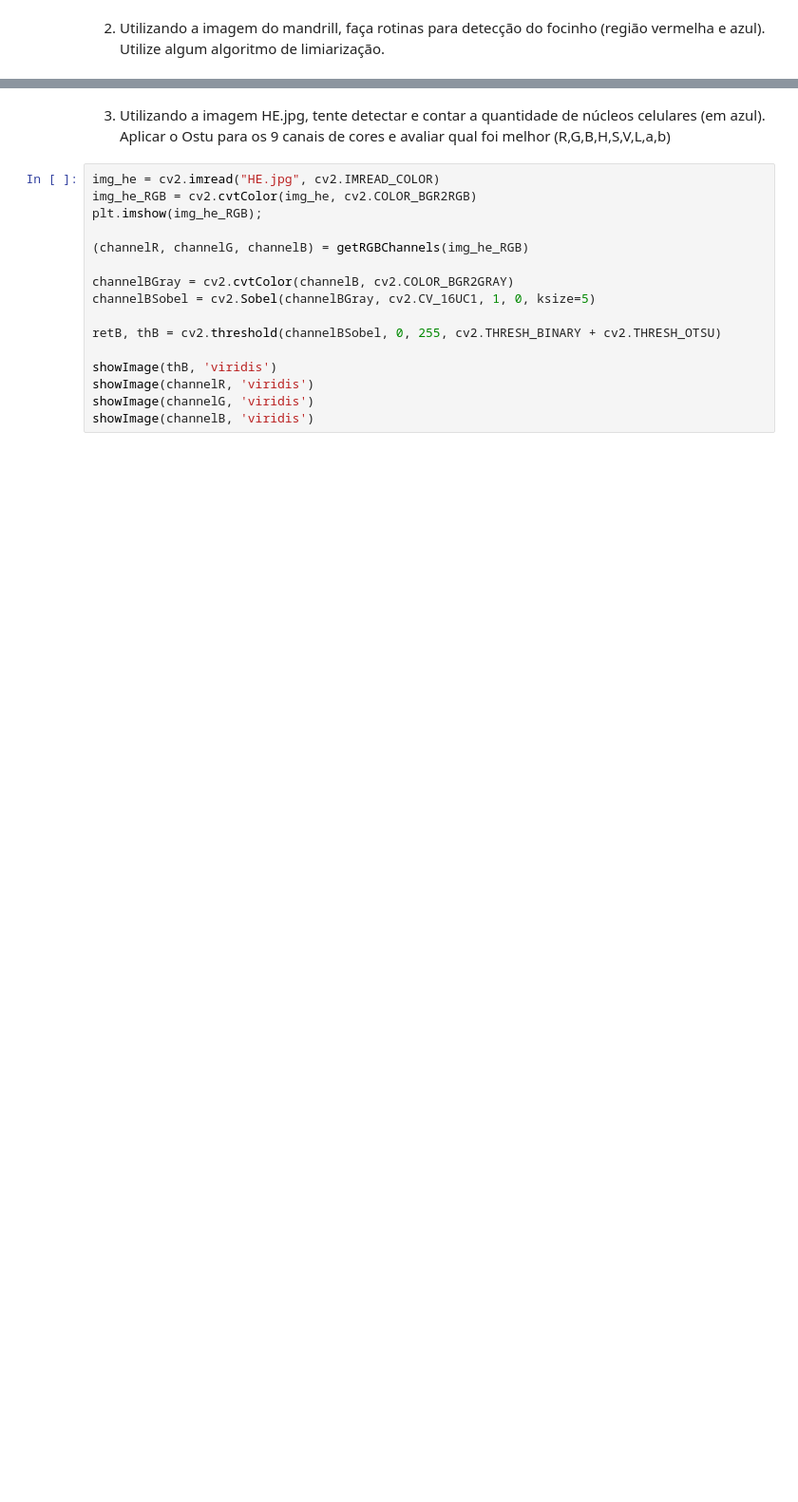
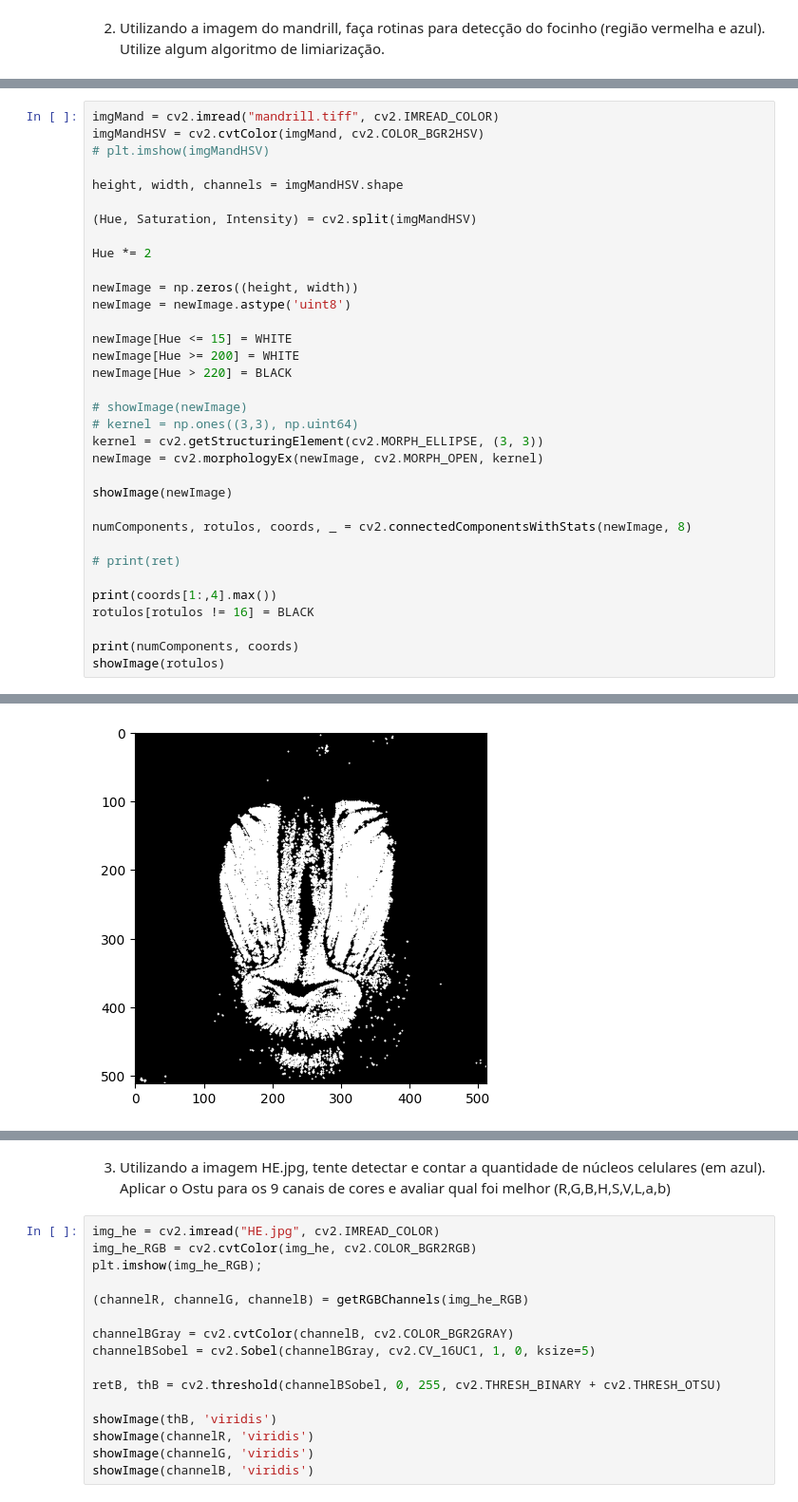
Before and after one commit to Elymas-Magus/gsi058_t1_pedropaulo.spaiva.a, a Jupyter notebook: Lab09 - Color/lab09.ipynb, the cells around one changed output, grey strips where cells are left out. Shown at 95% size. Cells and saved outputs as stored; diff of their text form; blank space fills up the shorter version.

```diff
--- a/Lab09 - Color/lab09.ipynb
+++ b/Lab09 - Color/lab09.ipynb
@@ -215,0 +185,35 @@ showImage(thR + thB)
+# %%
+imgMand = cv2.imread("mandrill.tiff", cv2.IMREAD_COLOR)
+imgMandHSV = cv2.cvtColor(imgMand, cv2.COLOR_BGR2HSV)
+# plt.imshow(imgMandHSV)
+
+height, width, channels = imgMandHSV.shape
+
+(Hue, Saturation, Intensity) = cv2.split(imgMandHSV)
+
+Hue *= 2
+
+newImage = np.zeros((height, width))
+newImage = newImage.astype('uint8')
+
+newImage[Hue <= 15] = WHITE
+newImage[Hue >= 200] = WHITE
+newImage[Hue > 220] = BLACK
+
+# showImage(newImage)
+# kernel = np.ones((3,3), np.uint64)
+kernel = cv2.getStructuringElement(cv2.MORPH_ELLIPSE, (3, 3))
+newImage = cv2.morphologyEx(newImage, cv2.MORPH_OPEN, kernel)
+
+showImage(newImage)
+
+numComponents, rotulos, coords, _ = cv2.connectedComponentsWithStats(newImage, 8)
+
+# print(ret)
+
+print(coords[1:,4].max())
+rotulos[rotulos != 16] = BLACK
+
+print(numComponents, coords)
+showImage(rotulos)
+# %% [output]
@@ -215,0 +237 @@ showImage(thR + thB)
+[figure, added]
```
Also changed, not shown: parts of 6 cells of this notebook, 1 other file.
